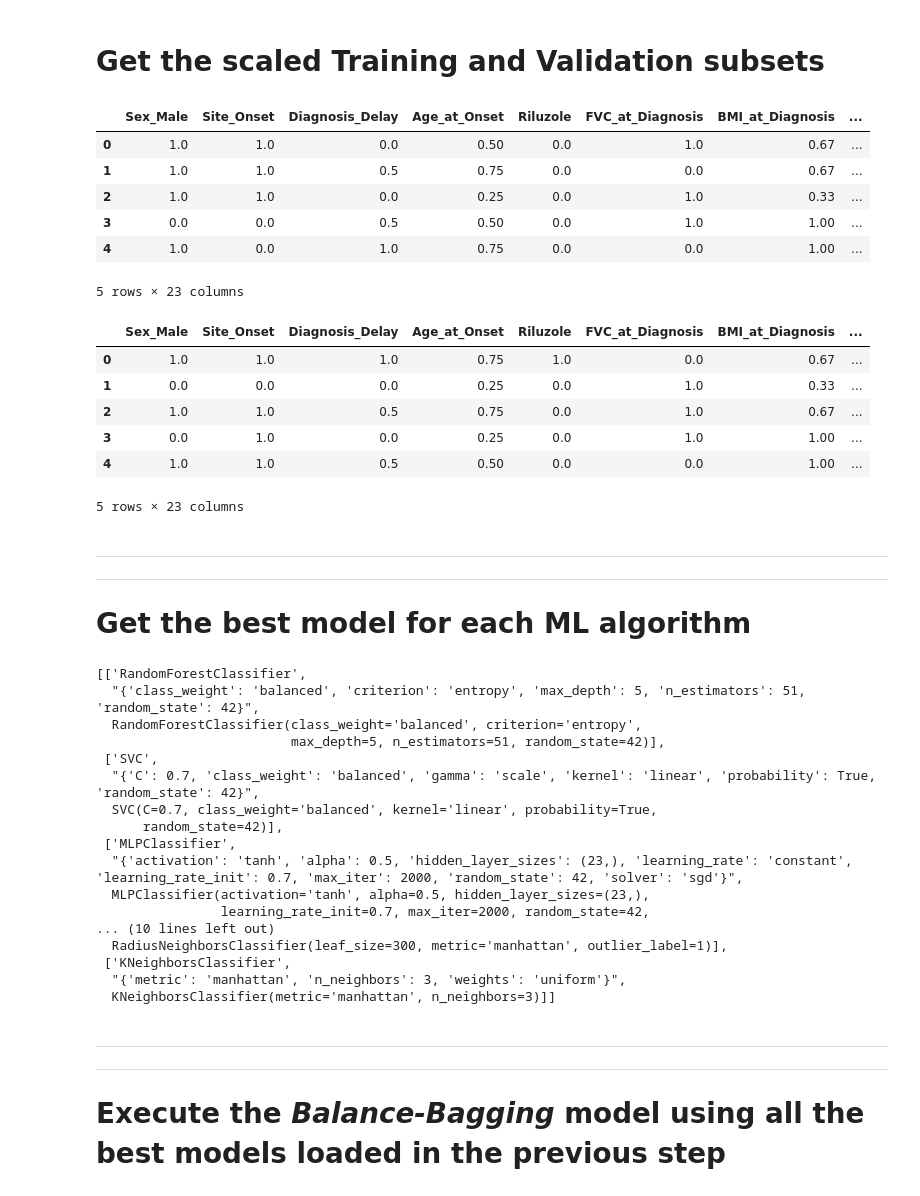
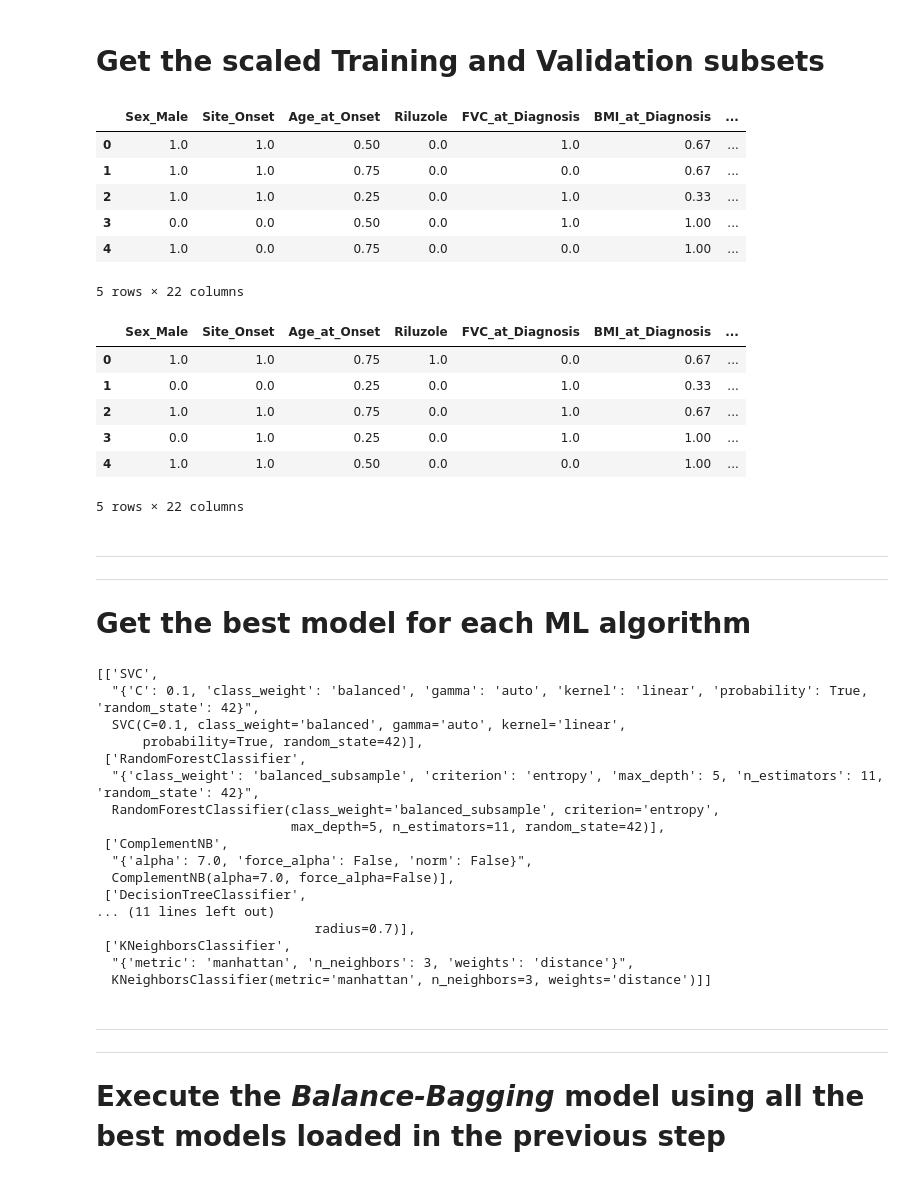
Before and after one commit to fabianopapaiz/als_prognosis_using_ensemble_imbalance, a Jupyter notebook: 05_Train_Validate_Models/05.20.1 - Ensemble-Balanced Scenario - Train Models using Grid Search.ipynb, the cells around one changed output. Saved outputs shown, nothing was run; the diff lists cells and outputs as text; code cells hidden in the pictures.

```diff
--- a/05_Train_Validate_Models/05.20.1 - Ensemble-Balanced Scenario - Train Models using Grid Search.ipynb
+++ b/05_Train_Validate_Models/05.20.1 - Ensemble-Balanced Scenario - Train Models using Grid Search.ipynb
@@ -44,32 +44,32 @@ warnings.filterwarnings('ignore')
 # %%
 X_train, y_train, X_valid, y_valid = utils.get_train_and_validation_data(
     scaled=True,
-    use_diagnosis_delay=True,
+    use_diagnosis_delay=False,
 )
 
 display(X_train.head())
 display(X_valid.head())
 # %% [output]
-|  | Sex_Male | Site_Onset | Diagnosis_Delay | Age_at_Onset | Riluzole | FVC_at_Diagnosis | BMI_at_Diagnosis | ... |
-| 0 | 1.0 | 1.0 | 0.0 | 0.50 | 0.0 | 1.0 | 0.67 | ... |
-| 1 | 1.0 | 1.0 | 0.5 | 0.75 | 0.0 | 0.0 | 0.67 | ... |
-| 2 | 1.0 | 1.0 | 0.0 | 0.25 | 0.0 | 1.0 | 0.33 | ... |
-| 3 | 0.0 | 0.0 | 0.5 | 0.50 | 0.0 | 1.0 | 1.00 | ... |
-| 4 | 1.0 | 0.0 | 1.0 | 0.75 | 0.0 | 0.0 | 1.00 | ... |
+|  | Sex_Male | Site_Onset | Age_at_Onset | Riluzole | FVC_at_Diagnosis | BMI_at_Diagnosis | ... |
+| 0 | 1.0 | 1.0 | 0.50 | 0.0 | 1.0 | 0.67 | ... |
+| 1 | 1.0 | 1.0 | 0.75 | 0.0 | 0.0 | 0.67 | ... |
+| 2 | 1.0 | 1.0 | 0.25 | 0.0 | 1.0 | 0.33 | ... |
+| 3 | 0.0 | 0.0 | 0.50 | 0.0 | 1.0 | 1.00 | ... |
+| 4 | 1.0 | 0.0 | 0.75 | 0.0 | 0.0 | 1.00 | ... |
-5 rows × 23 columns
+5 rows × 22 columns
-|  | Sex_Male | Site_Onset | Diagnosis_Delay | Age_at_Onset | Riluzole | FVC_at_Diagnosis | BMI_at_Diagnosis | ... |
-| 0 | 1.0 | 1.0 | 1.0 | 0.75 | 1.0 | 0.0 | 0.67 | ... |
-| 1 | 0.0 | 0.0 | 0.0 | 0.25 | 0.0 | 1.0 | 0.33 | ... |
-| 2 | 1.0 | 1.0 | 0.5 | 0.75 | 0.0 | 1.0 | 0.67 | ... |
-| 3 | 0.0 | 1.0 | 0.0 | 0.25 | 0.0 | 1.0 | 1.00 | ... |
-| 4 | 1.0 | 1.0 | 0.5 | 0.50 | 0.0 | 0.0 | 1.00 | ... |
+|  | Sex_Male | Site_Onset | Age_at_Onset | Riluzole | FVC_at_Diagnosis | BMI_at_Diagnosis | ... |
+| 0 | 1.0 | 1.0 | 0.75 | 1.0 | 0.0 | 0.67 | ... |
+| 1 | 0.0 | 0.0 | 0.25 | 0.0 | 1.0 | 0.33 | ... |
+| 2 | 1.0 | 1.0 | 0.75 | 0.0 | 1.0 | 0.67 | ... |
+| 3 | 0.0 | 1.0 | 0.25 | 0.0 | 1.0 | 1.00 | ... |
+| 4 | 1.0 | 1.0 | 0.50 | 0.0 | 0.0 | 1.00 | ... |
-5 rows × 23 columns
+5 rows × 22 columns
 # %% [markdown]
 ---
 ---
 # Get the best model for each ML algorithm
 # %%
-csv_file = os.path.abspath('exec_results_Single_Model_All_Features/_best_results_Single_Model.csv')
+csv_file = os.path.abspath('exec_results_Single_Model_without_Diagnosis_Delay/_best_results_Single_Model.csv')
 df_best_models = utils.read_csv(csv_file=csv_file)
 # display(df_best_models)
 
@@ -88,23 +88,23 @@ for idx, row in df_best_models.iterrows():
 
 best_models
 # %% [output]
-[['RandomForestClassifier',
-  "{'class_weight': 'balanced', 'criterion': 'entropy', 'max_depth': 5, 'n_estimators': 51, 'random_state': 42}",
-  RandomForestClassifier(class_weight='balanced', criterion='entropy',
-                         max_depth=5, n_estimators=51, random_state=42)],
- ['SVC',
-  "{'C': 0.7, 'class_weight': 'balanced', 'gamma': 'scale', 'kernel': 'linear', 'probability': True, 'random_state': 42}",
-  SVC(C=0.7, class_weight='balanced', kernel='linear', probability=True,
-      random_state=42)],
- ['MLPClassifier',
-  "{'activation': 'tanh', 'alpha': 0.5, 'hidden_layer_sizes': (23,), 'learning_rate': 'constant', 'learning_rate_init': 0.7, 'max_iter': 2000, 'random_state': 42, 'solver': 'sgd'}",
-  MLPClassifier(activation='tanh', alpha=0.5, hidden_layer_sizes=(23,),
-                learning_rate_init=0.7, max_iter=2000, random_state=42,
-... (10 lines left out)
-  RadiusNeighborsClassifier(leaf_size=300, metric='manhattan', outlier_label=1)],
+[['SVC',
+  "{'C': 0.1, 'class_weight': 'balanced', 'gamma': 'auto', 'kernel': 'linear', 'probability': True, 'random_state': 42}",
+  SVC(C=0.1, class_weight='balanced', gamma='auto', kernel='linear',
+      probability=True, random_state=42)],
+ ['RandomForestClassifier',
+  "{'class_weight': 'balanced_subsample', 'criterion': 'entropy', 'max_depth': 5, 'n_estimators': 11, 'random_state': 42}",
+  RandomForestClassifier(class_weight='balanced_subsample', criterion='entropy',
+                         max_depth=5, n_estimators=11, random_state=42)],
+ ['ComplementNB',
+  "{'alpha': 7.0, 'force_alpha': False, 'norm': False}",
+  ComplementNB(alpha=7.0, force_alpha=False)],
+ ['DecisionTreeClassifier',
+... (11 lines left out)
+                            radius=0.7)],
  ['KNeighborsClassifier',
-  "{'metric': 'manhattan', 'n_neighbors': 3, 'weights': 'uniform'}",
-  KNeighborsClassifier(metric='manhattan', n_neighbors=3)]]
+  "{'metric': 'manhattan', 'n_neighbors': 3, 'weights': 'distance'}",
+  KNeighborsClassifier(metric='manhattan', n_neighbors=3, weights='distance')]]
 # %% [markdown]
 ---
 ---
```
Also changed, not shown: parts of 1 cell of this notebook, 17 other files.
